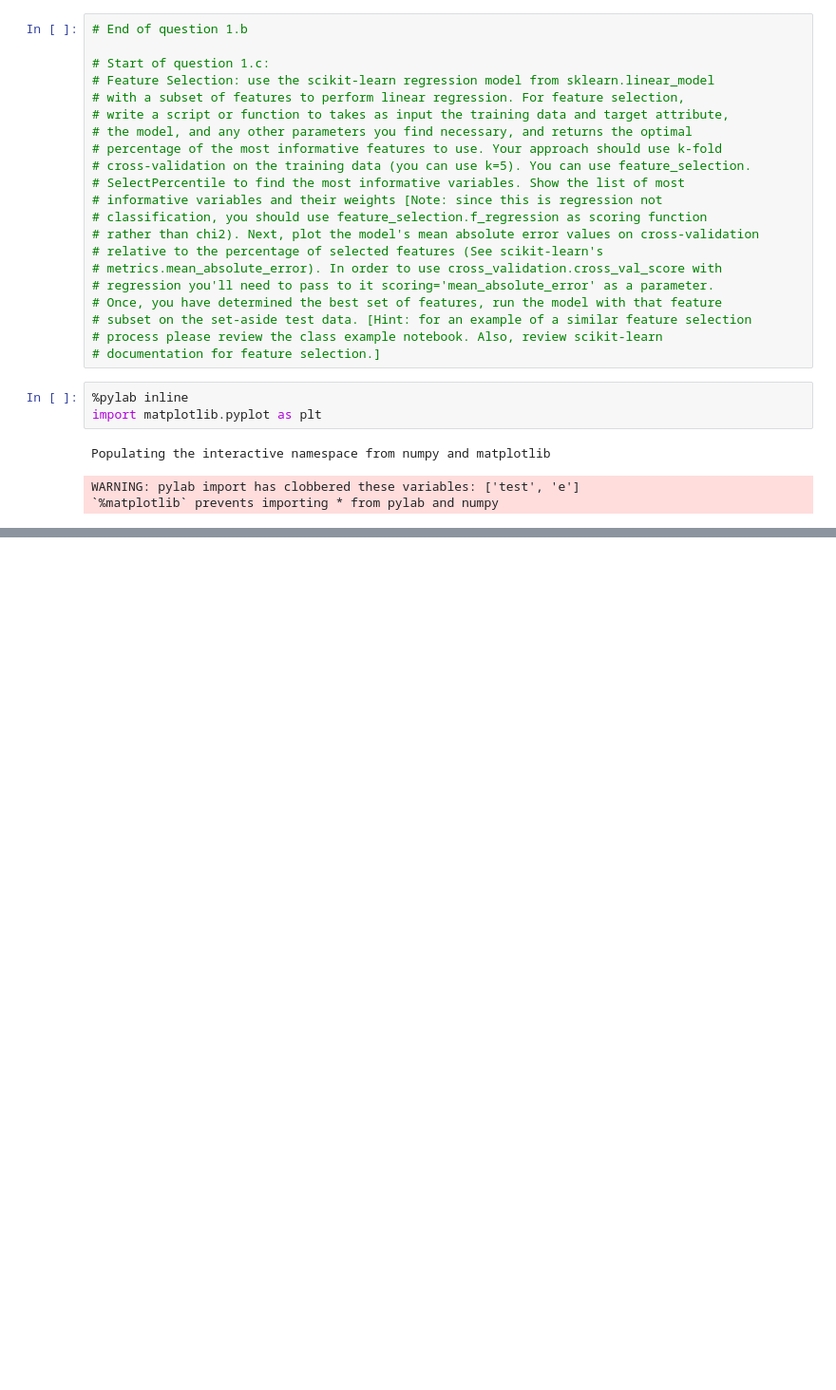
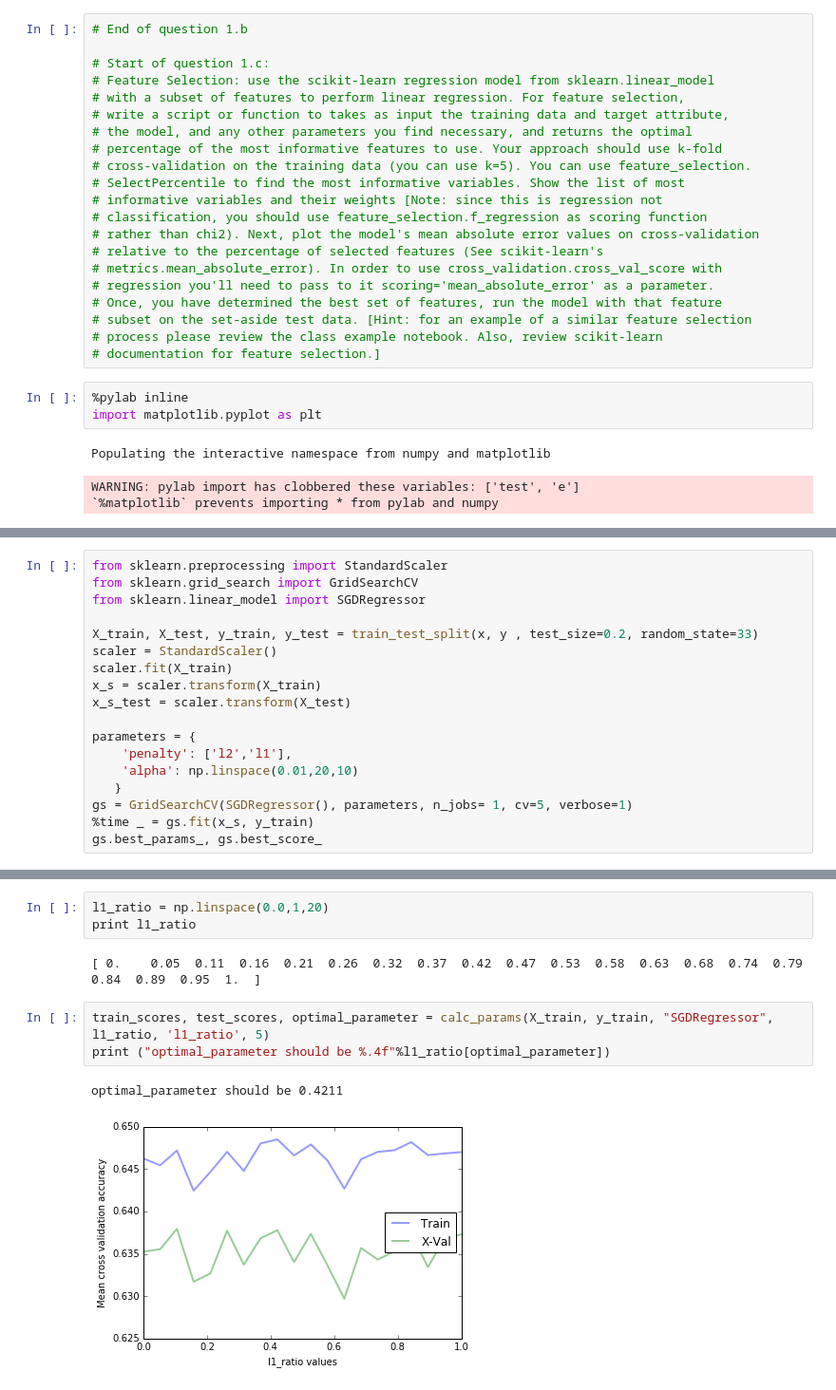
Before and after one commit to danoPA/python, a Jupyter notebook: ipython/CSC478_Assignment3.ipynb, the cells around one changed output, grey strips where cells are left out. Shown: that part at 95% size. Saved outputs shown, nothing was run; the diff lists cells and outputs as text; blank space fills up the shorter version.

```diff
--- a/ipython/CSC478_Assignment3.ipynb
+++ b/ipython/CSC478_Assignment3.ipynb
@@ -241,0 +523,18 @@ WARNING: pylab import has clobbered these variables: ['test', 'e']
+# %%
+from sklearn.preprocessing import StandardScaler
+from sklearn.grid_search import GridSearchCV
+from sklearn.linear_model import SGDRegressor
+
+X_train, X_test, y_train, y_test = train_test_split(x, y , test_size=0.2, random_state=33)
+scaler = StandardScaler()
+scaler.fit(X_train)
+x_s = scaler.transform(X_train)
+x_s_test = scaler.transform(X_test)
+
+parameters = {
+    'penalty': ['l2','l1'],
+    'alpha': np.linspace(0.01,20,10)
+   }
+gs = GridSearchCV(SGDRegressor(), parameters, n_jobs= 1, cv=5, verbose=1)
+%time _ = gs.fit(x_s, y_train)
+gs.best_params_, gs.best_score_
@@ -241,0 +579,11 @@ WARNING: pylab import has clobbered these variables: ['test', 'e']
+# %%
+l1_ratio = np.linspace(0.0,1,20)
+print l1_ratio
+# %% [output]
+[ 0.    0.05  0.11  0.16  0.21  0.26  0.32  0.37  0.42  0.47  0.53  0.58  0.63  0.68  0.74  0.79  0.84  0.89  0.95  1.  ]
+# %%
+train_scores, test_scores, optimal_parameter = calc_params(X_train, y_train, "SGDRegressor", l1_ratio, 'l1_ratio', 5)
+print ("optimal_parameter should be %.4f"%l1_ratio[optimal_parameter])
+# %% [output]
+optimal_parameter should be 0.4211
+[figure, added]
```
Also changed, not shown: parts of 46 cells of this notebook, 1 other file.
